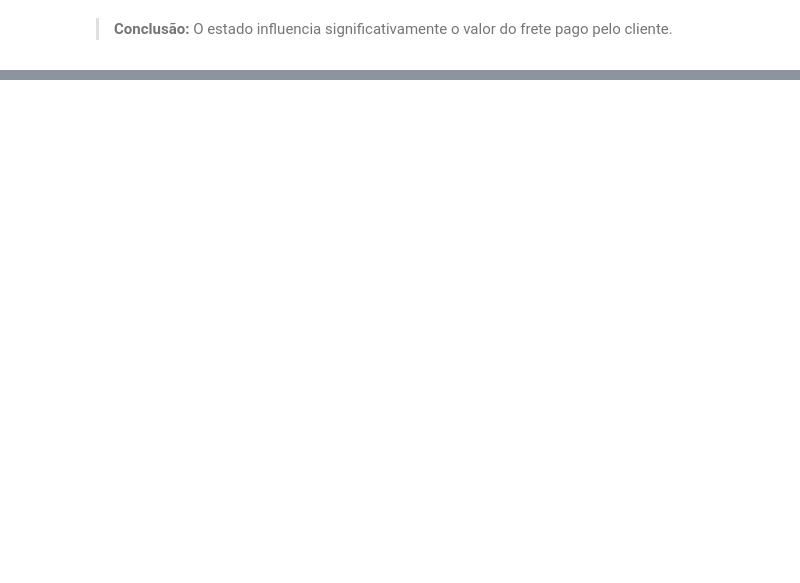
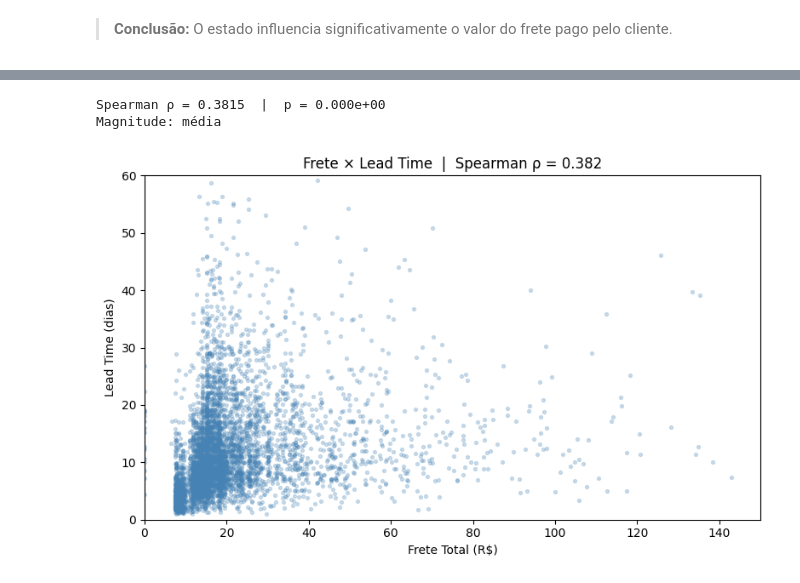
Before and after one commit to jaimejrs/olist-logistics-prediction, a Jupyter notebook: notebooks/02_estatistica.ipynb, the cells around one changed output, grey strips where cells are left out. Drawn from its saved outputs; the diff is of its cells as text; code cells hidden in the pictures; blank space fills up the shorter version.

```diff
--- a/notebooks/02_estatistica.ipynb
+++ b/notebooks/02_estatistica.ipynb
@@ -105,0 +230,34 @@ Kruskal-Wallis P-Valor: 0.000e+00
+# %%
+from scipy.stats import spearmanr
+
+df_h4 = df[["frete_total", "lead_time_dias"]].dropna()
+df_h4 = df_h4[df_h4["lead_time_dias"] > 0]  # remove raros erros de timestamp invertido
+
+rho_h4, p_h4 = spearmanr(df_h4["frete_total"], df_h4["lead_time_dias"])
+
+magnitude_rho = (
+    "negligível" if abs(rho_h4) < 0.10 else
+    "pequena"    if abs(rho_h4) < 0.30 else
+    "média"      if abs(rho_h4) < 0.50 else
+    "grande"
+)
+
+print(f"Spearman ρ = {rho_h4:.4f}  |  p = {p_h4:.3e}")
+print(f"Magnitude: {magnitude_rho}")
+
+sample_h4 = df_h4.sample(min(5000, len(df_h4)), random_state=42)
+plt.figure(figsize=(8, 5))
+plt.scatter(sample_h4["frete_total"], sample_h4["lead_time_dias"],
+            alpha=0.25, s=8, color="steelblue")
+plt.xlabel("Frete Total (R$)")
+plt.ylabel("Lead Time (dias)")
+plt.title(f"Frete × Lead Time  |  Spearman ρ = {rho_h4:.3f}")
+plt.xlim(0, 150)
+plt.ylim(0, 60)
+plt.tight_layout()
+plt.savefig("../reports/h4_frete_leadtime.png", dpi=150)
+plt.show()
+# %% [output]
+Spearman ρ = 0.3815  |  p = 0.000e+00
+Magnitude: média
+[figure, added]
```
Also changed, not shown: parts of 13 cells of this notebook, 5 other files.
